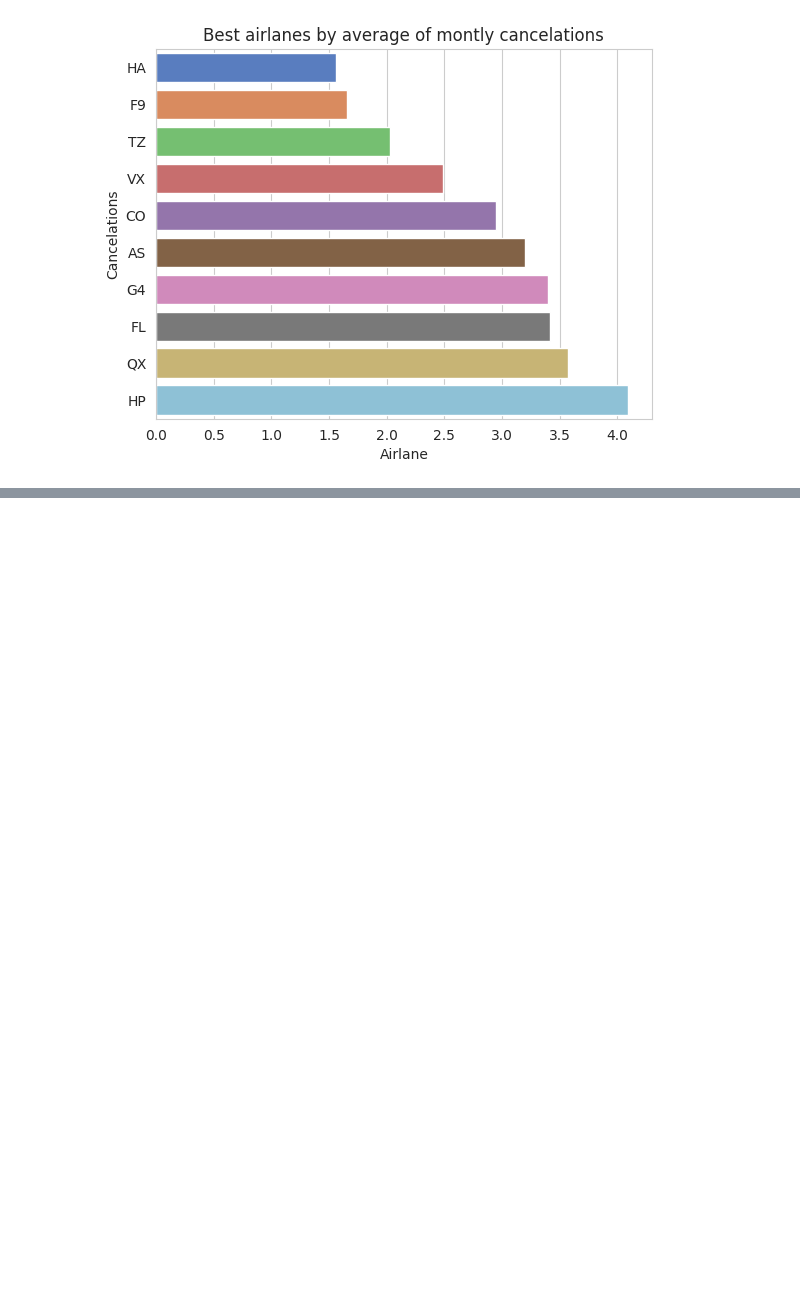
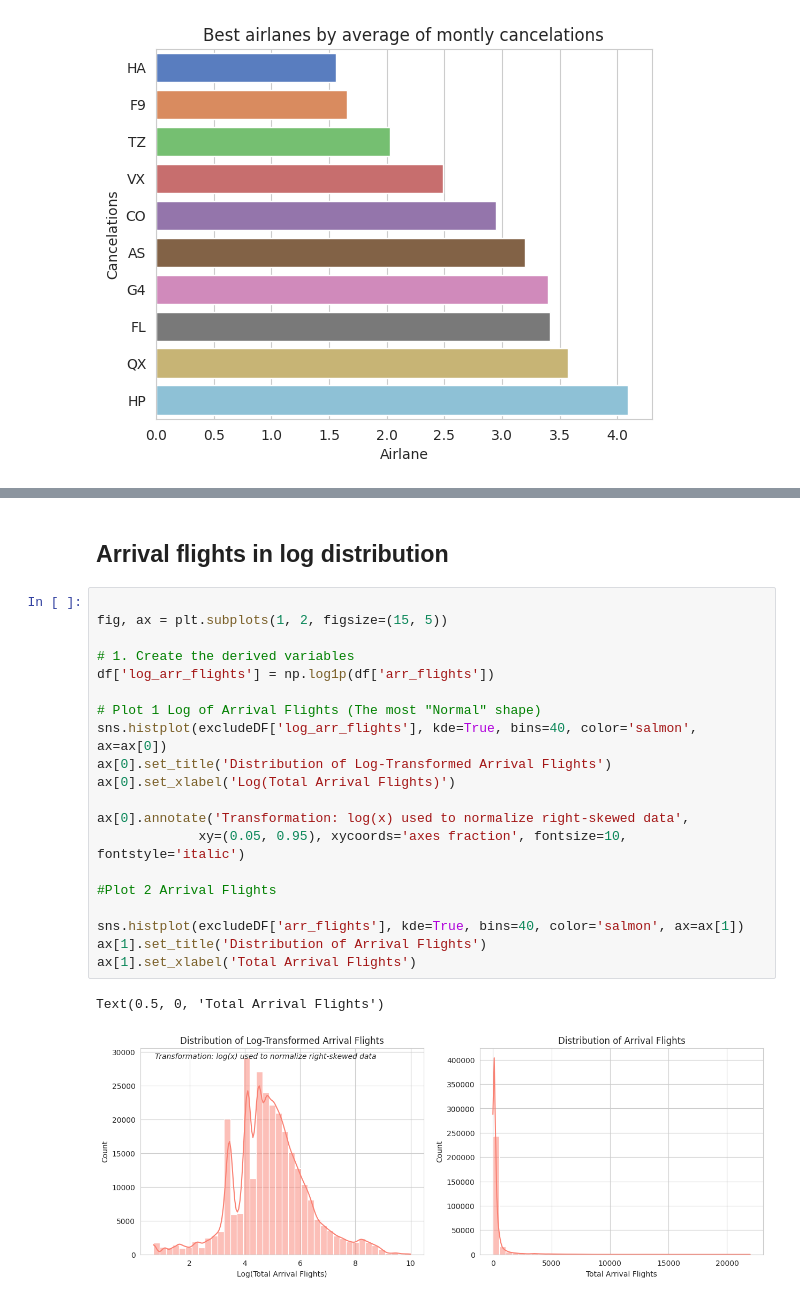
Before and after one commit to vydibot/-Flights-Analysis, a Jupyter notebook: flights-analysis.ipynb, the cells around one changed output, grey strips where cells are left out. Cells and saved outputs as stored; diff of their text form; blank space fills up the shorter version.

Commit message:
Data distributions for arr_delay, arr_flights, log representation of distributions and hypotesis testing over log arr_delay using T-Test

```diff
--- a/flights-analysis.ipynb
+++ b/flights-analysis.ipynb
@@ -477,0 +484,25 @@ Text(0, 0.5, 'Cancelations')
+# %% [markdown]
+## **Arrival flights in log distribution**
+# %%
+
+fig, ax = plt.subplots(1, 2, figsize=(15, 5))
+
+# 1. Create the derived variables
+df['log_arr_flights'] = np.log1p(df['arr_flights'])
+
+# Plot 1 Log of Arrival Flights (The most "Normal" shape)
+sns.histplot(excludeDF['log_arr_flights'], kde=True, bins=40, color='salmon', ax=ax[0])
+ax[0].set_title('Distribution of Log-Transformed Arrival Flights')
+ax[0].set_xlabel('Log(Total Arrival Flights)')
+
+ax[0].annotate('Transformation: log(x) used to normalize right-skewed data',
+             xy=(0.05, 0.95), xycoords='axes fraction', fontsize=10, fontstyle='italic')
+
+#Plot 2 Arrival Flights
+
+sns.histplot(excludeDF['arr_flights'], kde=True, bins=40, color='salmon', ax=ax[1])
+ax[1].set_title('Distribution of Arrival Flights')
+ax[1].set_xlabel('Total Arrival Flights')
+# %% [output]
+Text(0.5, 0, 'Total Arrival Flights')
+[figure, added]
```
Also changed, not shown: parts of 10 cells of this notebook.
